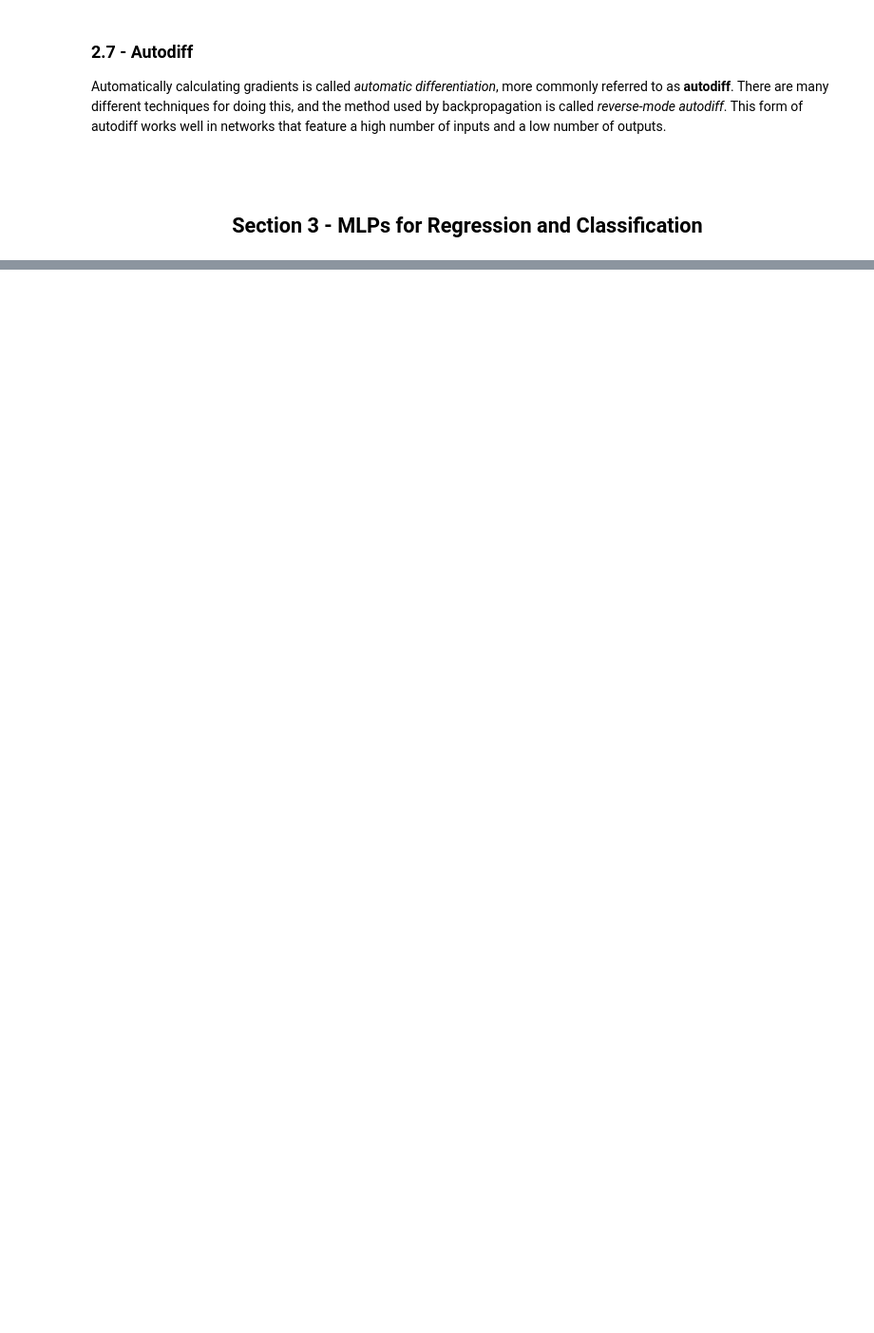
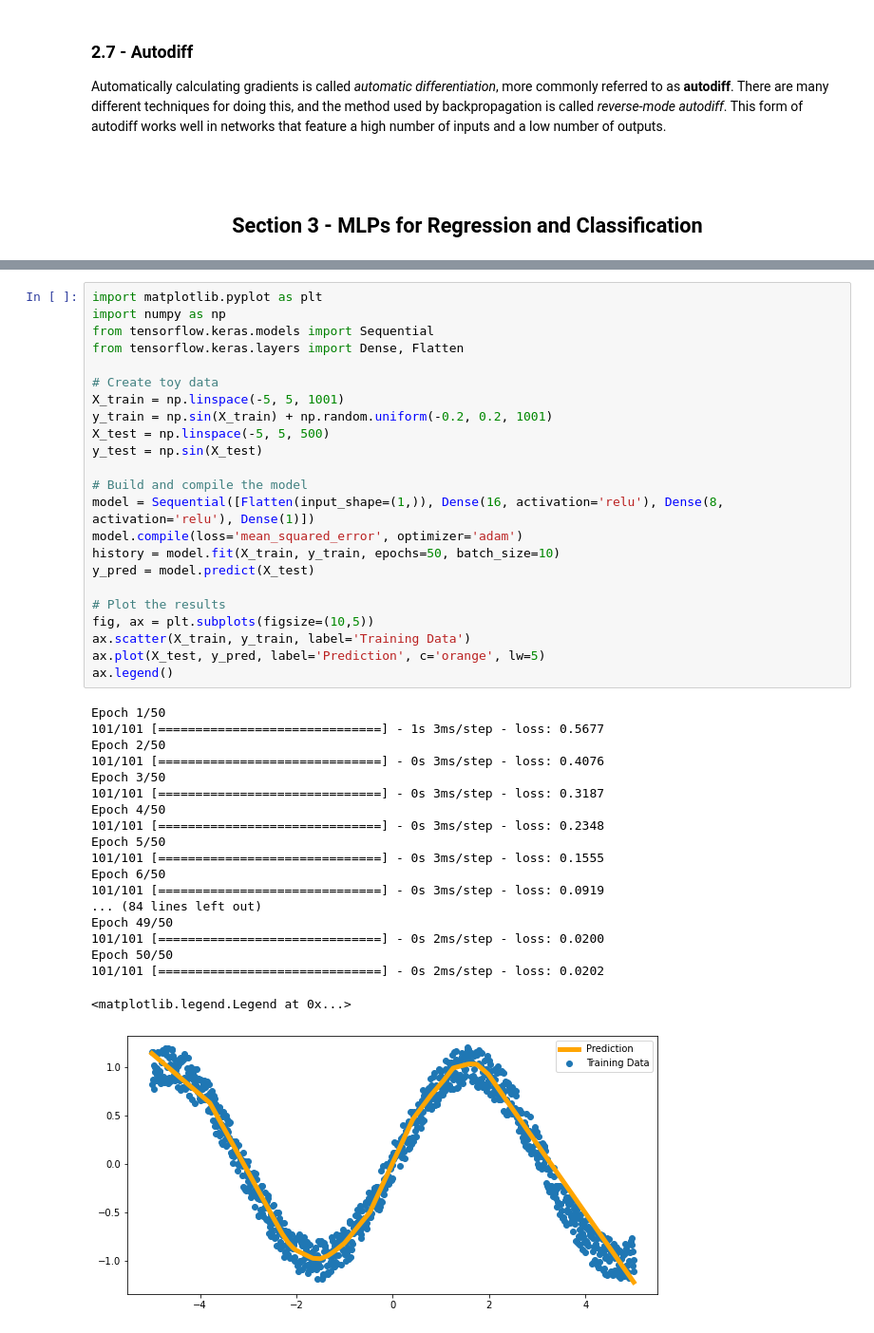
Before and after one commit to BradneySmith/Statistics-for-Machine-Learning, a Jupyter notebook: Chapter 6 - Neural Networks and Deep Learning/6.1 - Multi-Layer Perceptrons.ipynb, the cells around one changed output, grey strips where cells are left out. Shown at 95% size. Drawn from its saved outputs; the diff is of its cells as text; blank space fills up the shorter version.

Commit message:
Added Keras regression model

```diff
--- a/Chapter 6 - Neural Networks and Deep Learning/6.1 - Multi-Layer Perceptrons.ipynb
+++ b/Chapter 6 - Neural Networks and Deep Learning/6.1 - Multi-Layer Perceptrons.ipynb
@@ -474,0 +515,43 @@ model.summary()
+# %%
+import matplotlib.pyplot as plt
+import numpy as np
+from tensorflow.keras.models import Sequential
+from tensorflow.keras.layers import Dense, Flatten
+
+# Create toy data
+X_train = np.linspace(-5, 5, 1001)
+y_train = np.sin(X_train) + np.random.uniform(-0.2, 0.2, 1001)
+X_test = np.linspace(-5, 5, 500)
+y_test = np.sin(X_test)
+
+# Build and compile the model
+model = Sequential([Flatten(input_shape=(1,)), Dense(16, activation='relu'), Dense(8, activation='relu'), Dense(1)])
+model.compile(loss='mean_squared_error', optimizer='adam')
+history = model.fit(X_train, y_train, epochs=50, batch_size=10)
+y_pred = model.predict(X_test)
+
+# Plot the results
+fig, ax = plt.subplots(figsize=(10,5))
+ax.scatter(X_train, y_train, label='Training Data')
+ax.plot(X_test, y_pred, label='Prediction', c='orange', lw=5)
+ax.legend()
+# %% [output]
+Epoch 1/50
+101/101 [==============================] - 1s 3ms/step - loss: 0.5677
+Epoch 2/50
+101/101 [==============================] - 0s 3ms/step - loss: 0.4076
+Epoch 3/50
+101/101 [==============================] - 0s 3ms/step - loss: 0.3187
+Epoch 4/50
+101/101 [==============================] - 0s 3ms/step - loss: 0.2348
+Epoch 5/50
+101/101 [==============================] - 0s 3ms/step - loss: 0.1555
+Epoch 6/50
+101/101 [==============================] - 0s 3ms/step - loss: 0.0919
+... (84 lines left out)
+Epoch 49/50
+101/101 [==============================] - 0s 2ms/step - loss: 0.0200
+Epoch 50/50
+101/101 [==============================] - 0s 2ms/step - loss: 0.0202
+<matplotlib.legend.Legend at 0x...>
+[figure, added]
```
Also changed, not shown: parts of 34 cells of this notebook.
